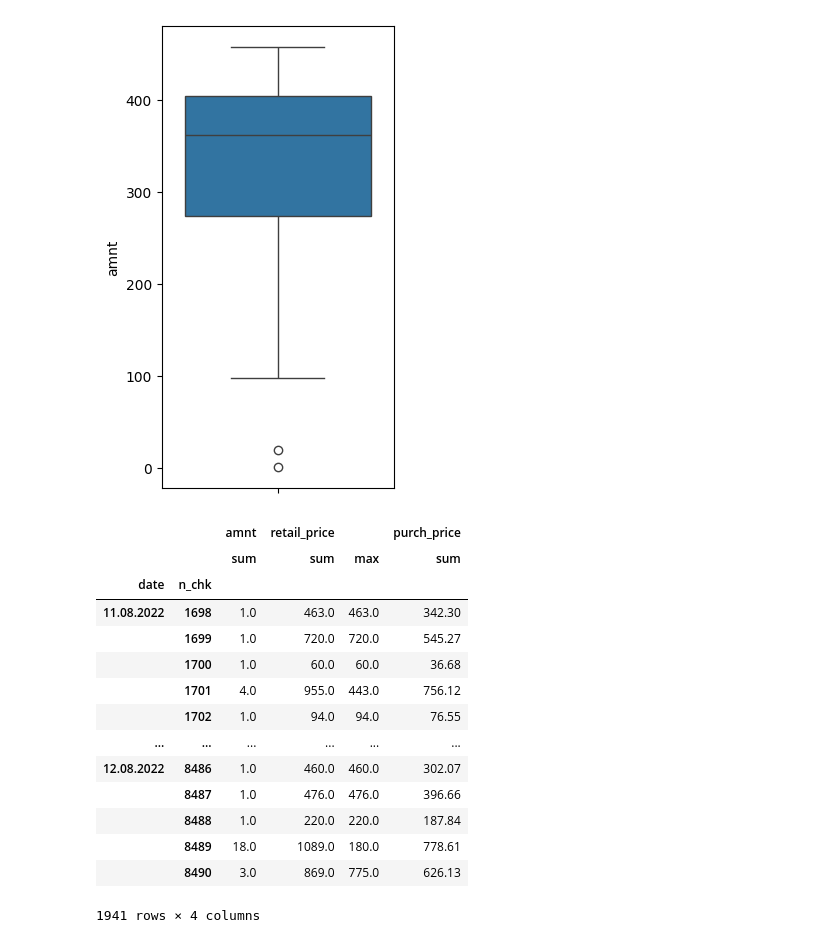
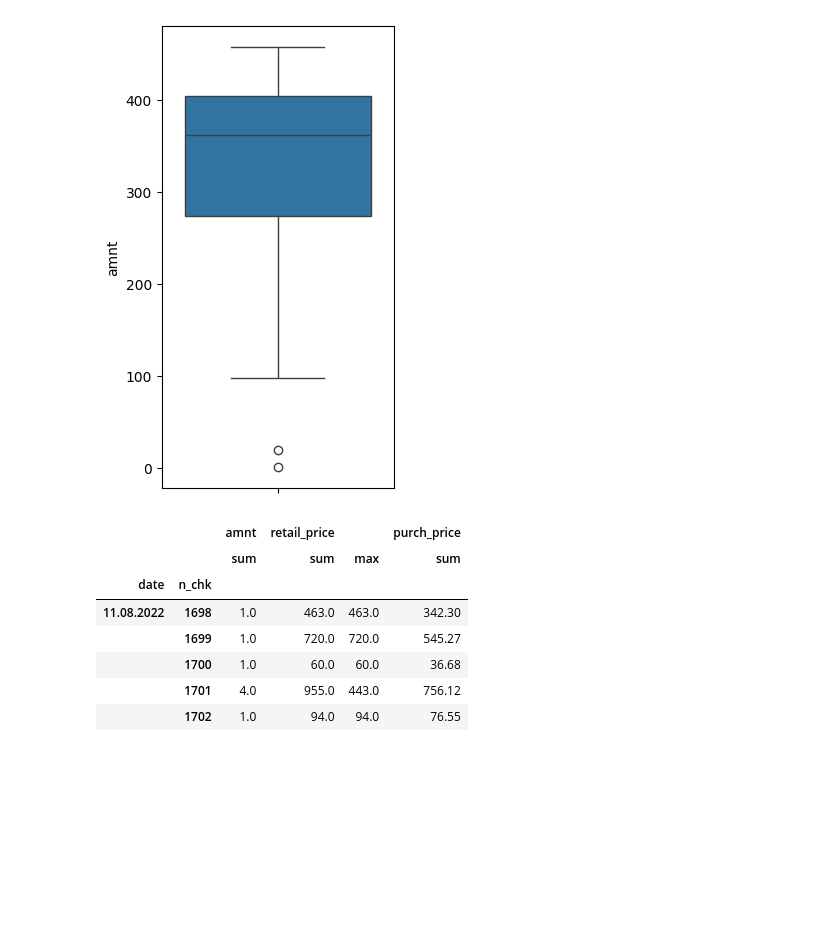
Before and after one commit to rodioniam/study_projects, a Jupyter notebook: pandas/exploratory_data_analysis.ipynb, the cells around one changed output. Drawn from its saved outputs; the diff is of its cells as text; code cells hidden in the pictures; blank space fills up the shorter version.

```diff
--- a/pandas/exploratory_data_analysis.ipynb
+++ b/pandas/exploratory_data_analysis.ipynb
@@ -162,25 +162,21 @@ sns.boxplot(ds)
 [figure]
 # %%
 # here is more complex example of grouping
-# i can set rules of agg in dictionary - column name would be a key and value is what i need to count
-df.groupby(['date', 'n_chk'])[['amnt', 'retail_price', 'purch_price']].agg({
+# i can set rules of agg in dictionary - column name would be a key and value is what i need to do (count, sum, max, etc)
+a = df.groupby(['date', 'n_chk'])[['amnt', 'retail_price', 'purch_price']].agg({
     'amnt': 'sum',
     'retail_price': ['sum', 'max'],
     'purch_price': 'sum'
 })
-# %% [output]
-|  |  | amnt | retail_price |  | purch_price |
-|  |  | sum | sum | max | sum |
-| date | n_chk |  |  |  |  |
-| 11.08.2022 | 1698 | 1.0 | 463.0 | 463.0 | 342.30 |
-|  | 1699 | 1.0 | 720.0 | 720.0 | 545.27 |
-|  | 1700 | 1.0 | 60.0 | 60.0 | 36.68 |
-|  | 1701 | 4.0 | 955.0 | 443.0 | 756.12 |
-|  | 1702 | 1.0 | 94.0 | 94.0 | 76.55 |
-| ... | ... | ... | ... | ... | ... |
-| 12.08.2022 | 8486 | 1.0 | 460.0 | 460.0 | 302.07 |
-|  | 8487 | 1.0 | 476.0 | 476.0 | 396.66 |
-|  | 8488 | 1.0 | 220.0 | 220.0 | 187.84 |
-|  | 8489 | 18.0 | 1089.0 | 180.0 | 778.61 |
-|  | 8490 | 3.0 | 869.0 | 775.0 | 626.13 |
-1941 rows × 4 columns
+# %%
+a.head()
+# here the grouping column became index, not a separate columns
+# %% [output]
+|  |  | amnt | retail_price |  | purch_price |
+|  |  | sum | sum | max | sum |
+| date | n_chk |  |  |  |  |
+| 11.08.2022 | 1698 | 1.0 | 463.0 | 463.0 | 342.30 |
+|  | 1699 | 1.0 | 720.0 | 720.0 | 545.27 |
+|  | 1700 | 1.0 | 60.0 | 60.0 | 36.68 |
+|  | 1701 | 4.0 | 955.0 | 443.0 | 756.12 |
+|  | 1702 | 1.0 | 94.0 | 94.0 | 76.55 |
```
Also changed, not shown: parts of 6 cells of this notebook.
